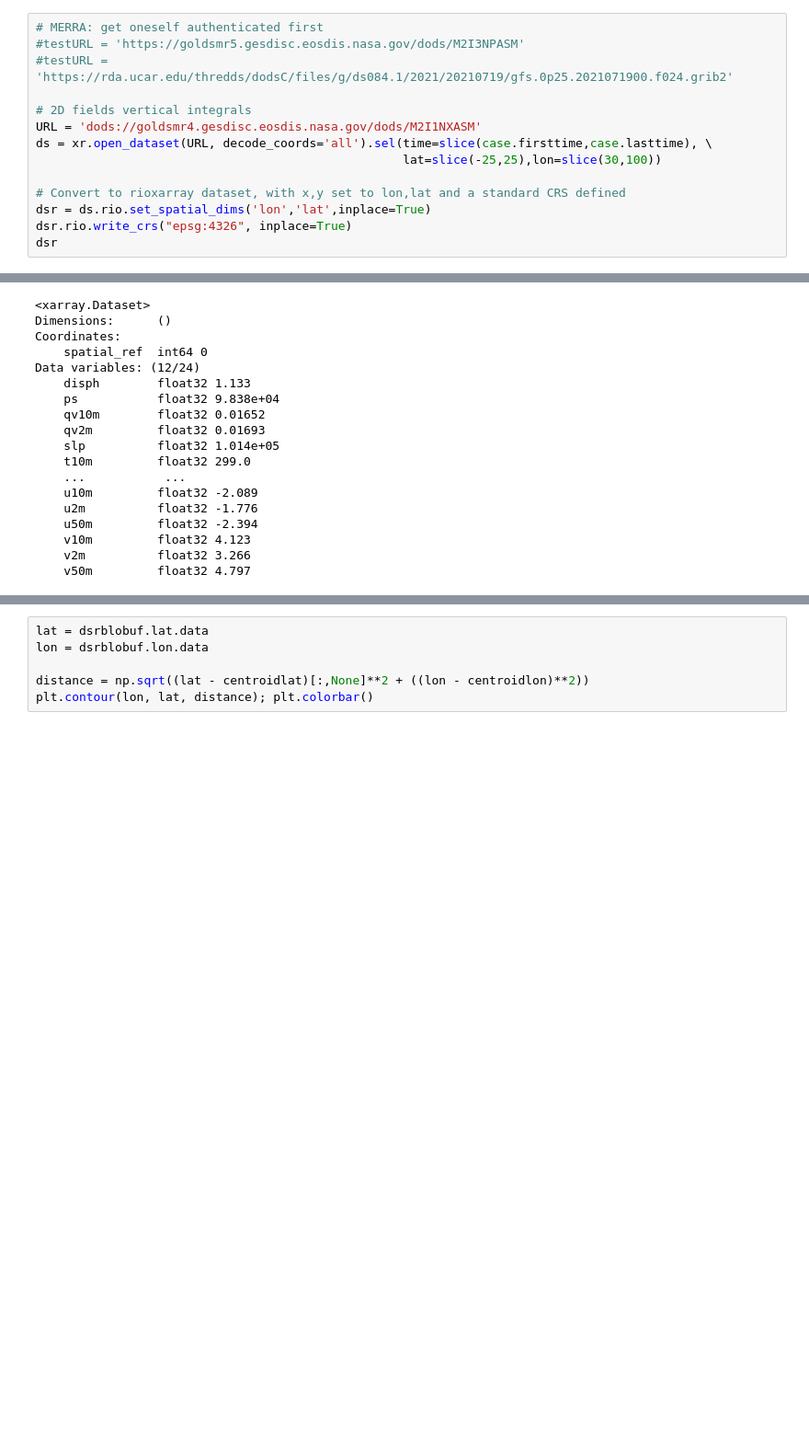
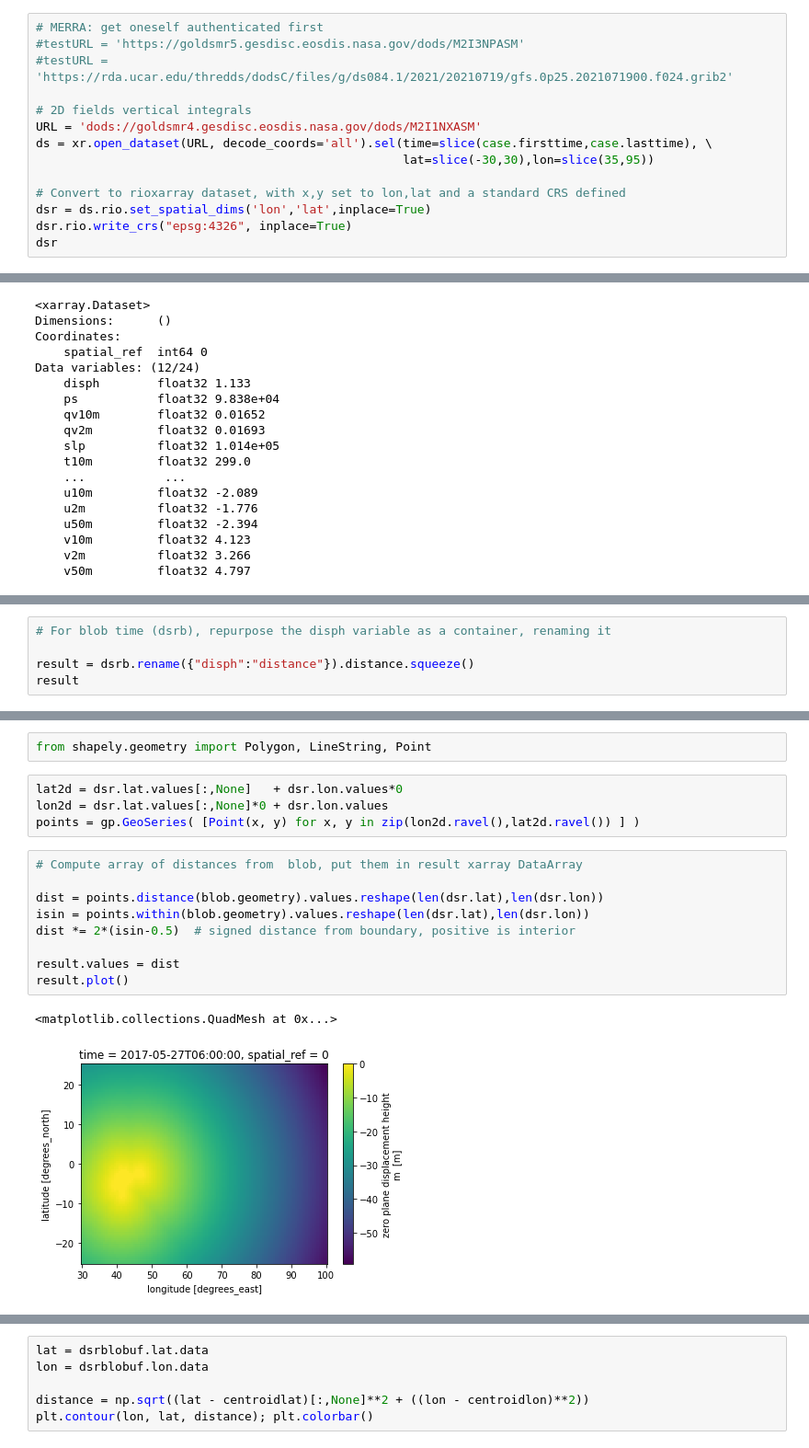
Before and after one commit to snigsam/VaporLakes, a Jupyter notebook: Distance_from_boundary.ipynb, the cells around one changed output, grey strips where cells are left out. Shown at 92% size. Saved outputs shown, nothing was run; the diff lists cells and outputs as text; blank space fills up the shorter version.

```diff
--- a/Distance_from_boundary.ipynb
+++ b/Distance_from_boundary.ipynb
@@ -122,7 +129,7 @@ import rioxarray as rxr
 # 2D fields vertical integrals
 URL = 'dods://goldsmr4.gesdisc.eosdis.nasa.gov/dods/M2I1NXASM'
 ds = xr.open_dataset(URL, decode_coords='all').sel(time=slice(case.firsttime,case.lasttime), \
-                                                   lat=slice(-25,25),lon=slice(30,100))
+                                                   lat=slice(-30,30),lon=slice(35,95))
 
 # Convert to rioxarray dataset, with x,y set to lon,lat and a standard CRS defined
 dsr = ds.rio.set_spatial_dims('lon','lat',inplace=True)
@@ -205,0 +235,5 @@ Data variables: (12/24)
+# %%
+# For blob time (dsrb), repurpose the disph variable as a container, renaming it
+
+result = dsrb.rename({"disph":"distance"}).distance.squeeze()
+result
@@ -205,0 +258,18 @@ Data variables: (12/24)
+# %%
+from shapely.geometry import Polygon, LineString, Point
+# %%
+lat2d = dsr.lat.values[:,None]   + dsr.lon.values*0
+lon2d = dsr.lat.values[:,None]*0 + dsr.lon.values
+points = gp.GeoSeries( [Point(x, y) for x, y in zip(lon2d.ravel(),lat2d.ravel()) ] )
+# %%
+# Compute array of distances from  blob, put them in result xarray DataArray
+
+dist = points.distance(blob.geometry).values.reshape(len(dsr.lat),len(dsr.lon))
+isin = points.within(blob.geometry).values.reshape(len(dsr.lat),len(dsr.lon))
+dist *= 2*(isin-0.5)  # signed distance from boundary, positive is interior
+
+result.values = dist
+result.plot()
+# %% [output]
+<matplotlib.collections.QuadMesh at 0x...>
+[figure, added]
```
Also changed, not shown: parts of 16 cells of this notebook.
